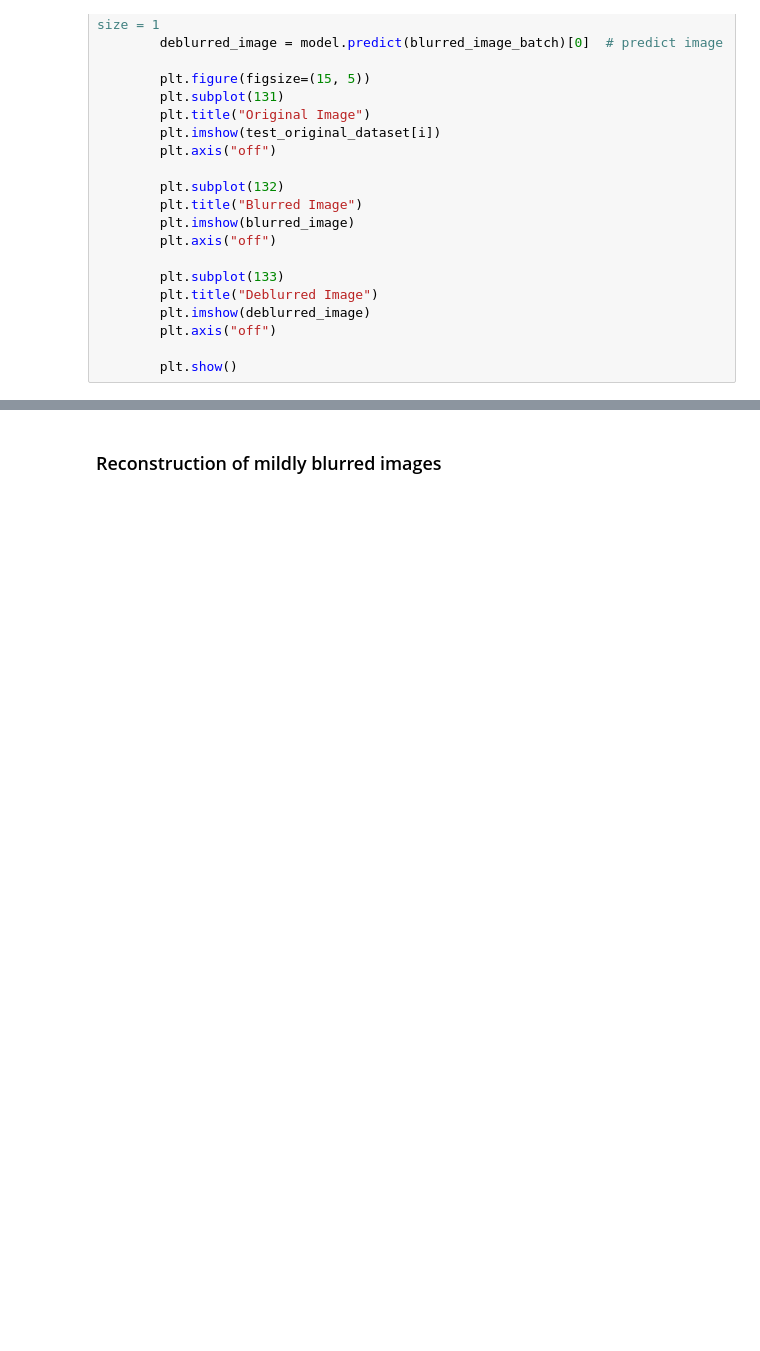
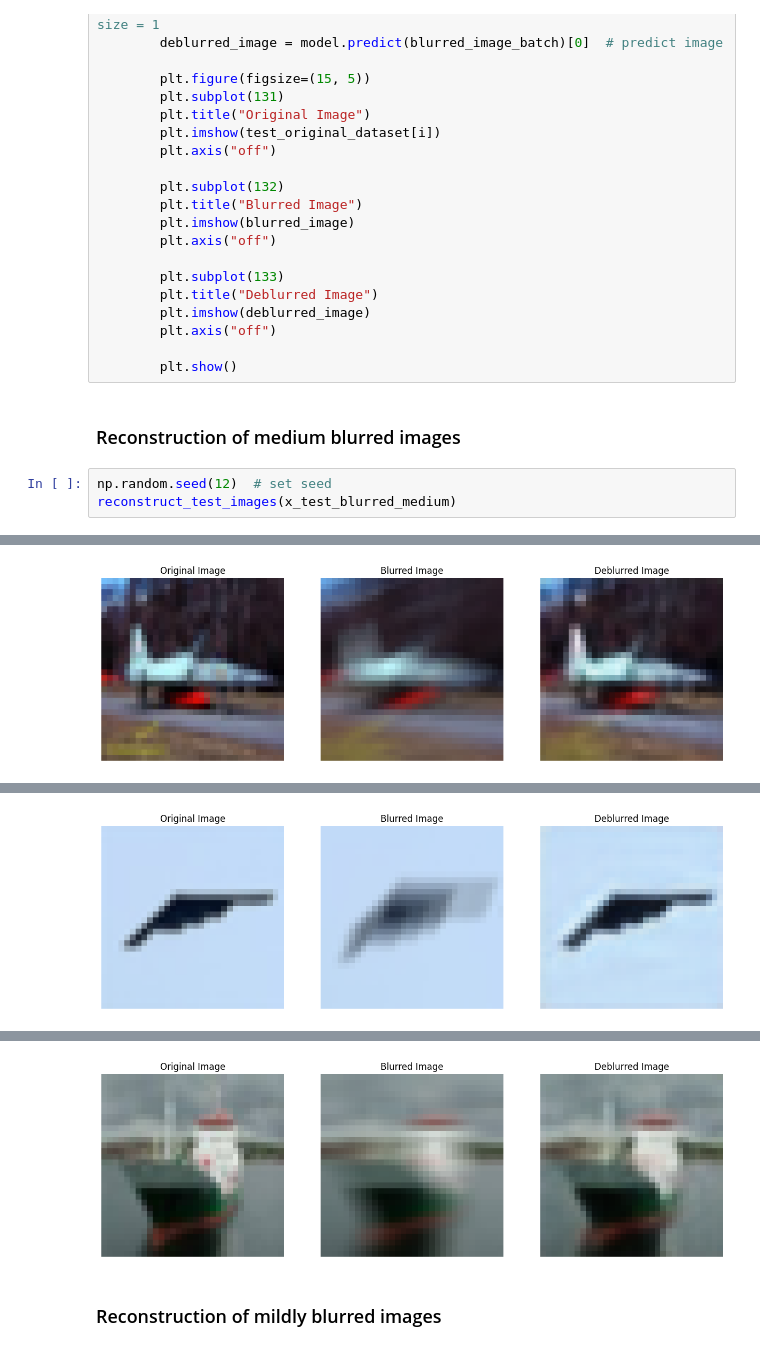
Before and after one commit to ieadoboe/effective-waffle, a Jupyter notebook: 42_cifar10_blur_removal.ipynb, the cells around one changed output, grey strips where cells are left out. Drawn from its saved outputs; the diff is of its cells as text; blank space fills up the shorter version.

```diff
--- a/42_cifar10_blur_removal.ipynb
+++ b/42_cifar10_blur_removal.ipynb
@@ -241,3 +262,9 @@ def reconstruct_test_images(test_blurred_dataset, test_original_dataset=x_test):
         plt.axis("off")
 
         plt.show()
+# %% [markdown]
+### Reconstruction of medium blurred images
+# %%
+np.random.seed(12)  # set seed
+reconstruct_test_images(x_test_blurred_medium)
+# %% [output]
@@ -243,0 +272 @@ def reconstruct_test_images(test_blurred_dataset, test_original_dataset=x_test):
+[figure, added]
@@ -243,0 +274 @@ def reconstruct_test_images(test_blurred_dataset, test_original_dataset=x_test):
+[figure, added]
@@ -244,3 +276,4 @@ def reconstruct_test_images(test_blurred_dataset, test_original_dataset=x_test):
+[figure, added]
 # %% [markdown]
 ### Reconstruction of mildly blurred images
 # %%
```
Also changed, not shown: parts of 16 cells of this notebook.
